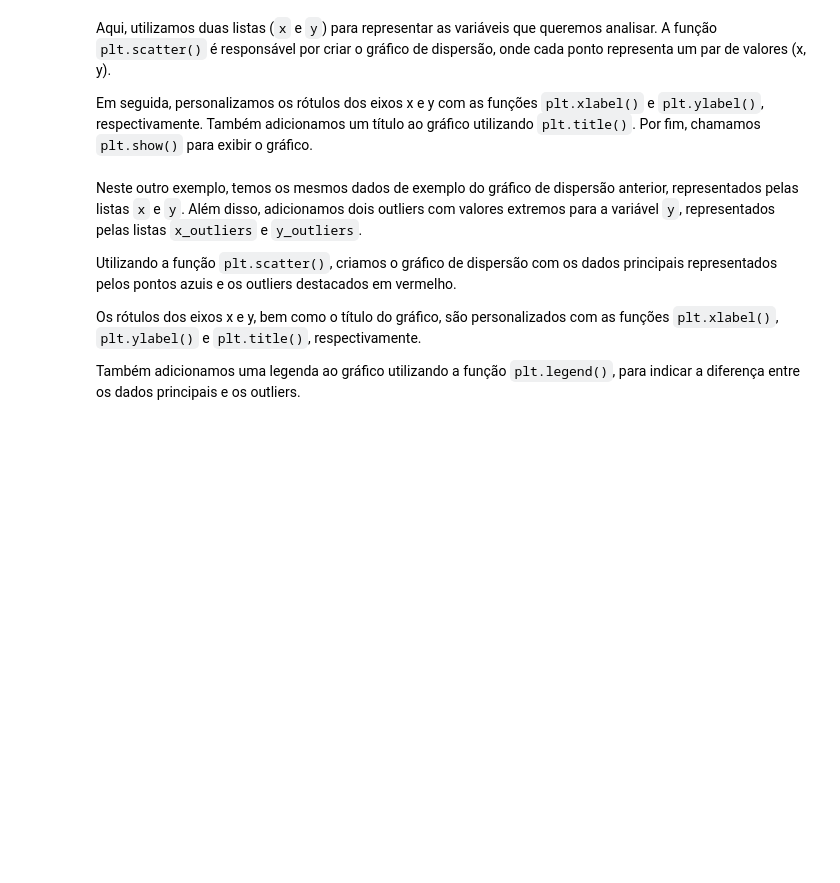
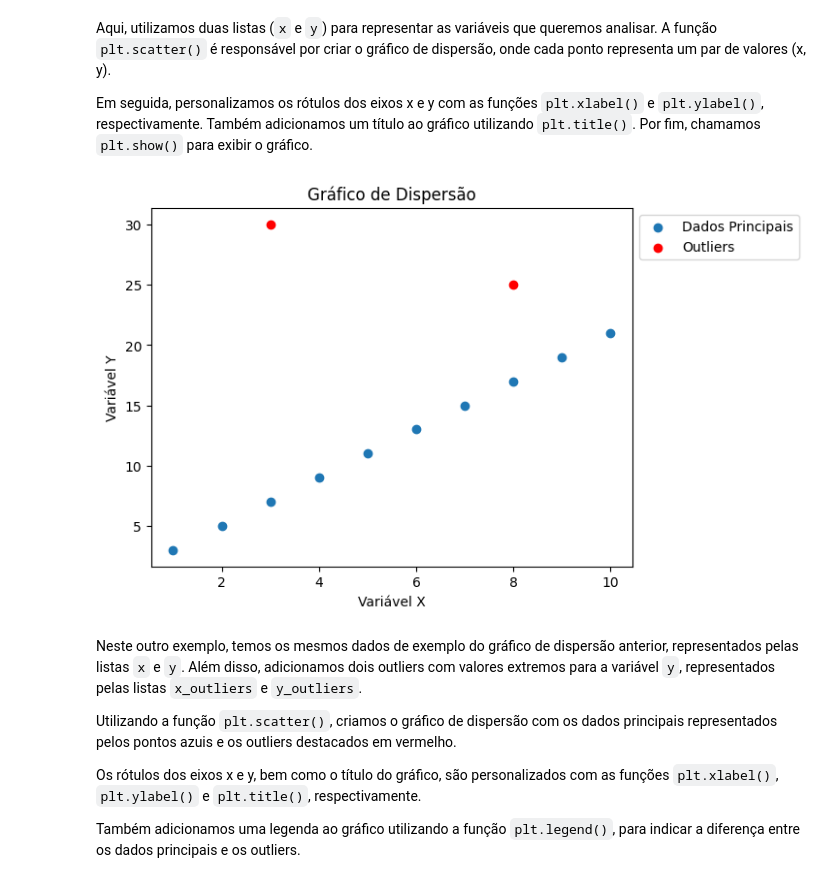
Before and after one commit to eduardovergine/Introducao-aCiencia-de-Dados, a Jupyter notebook: Estudo_Dirigido_Visualizacao_Dados.ipynb, the cells around one changed output. Saved outputs shown, nothing was run; the diff lists cells and outputs as text; code cells hidden in the pictures; blank space fills up the shorter version.

```diff
--- a/Estudo_Dirigido_Visualizacao_Dados.ipynb
+++ b/Estudo_Dirigido_Visualizacao_Dados.ipynb
@@ -499,21 +505,28 @@ Em seguida, personalizamos os rótulos dos eixos x e y com as funções `plt.xla
 # %%
 # Dados de exemplo
 x = [1, 2, 3, 4, 5, 6, 7, 8, 9, 10]
 y = [3, 5, 7, 9, 11, 13, 15, 17, 19, 21]
 
 # Adicionando outliers
 x_outliers = [3, 8]
 y_outliers = [30, 25]
 
 # Criação do gráfico de dispersão
-
+plt.scatter(x, y, label='Dados Principais')
+plt.scatter(x_outliers, y_outliers, label='Outliers', color='red')
 
 # Personalização dos rótulos e título
+plt.xlabel('Variável X')
+plt.ylabel('Variável Y')
+plt.title('Gráfico de Dispersão')
 
 # Adicionando legenda
+plt.legend(loc='upper left', bbox_to_anchor=(1, 1))
 
 # Exibição do gráfico
 plt.show()
+# %% [output]
+[figure, added]
 # %% [markdown]
 Neste outro exemplo, temos os mesmos dados de exemplo do gráfico de dispersão anterior, representados pelas listas `x` e `y`. Além disso, adicionamos dois outliers com valores extremos para a variável `y`, representados pelas listas `x_outliers` e `y_outliers`.
 
```
Also changed, not shown: parts of 20 cells of this notebook.
